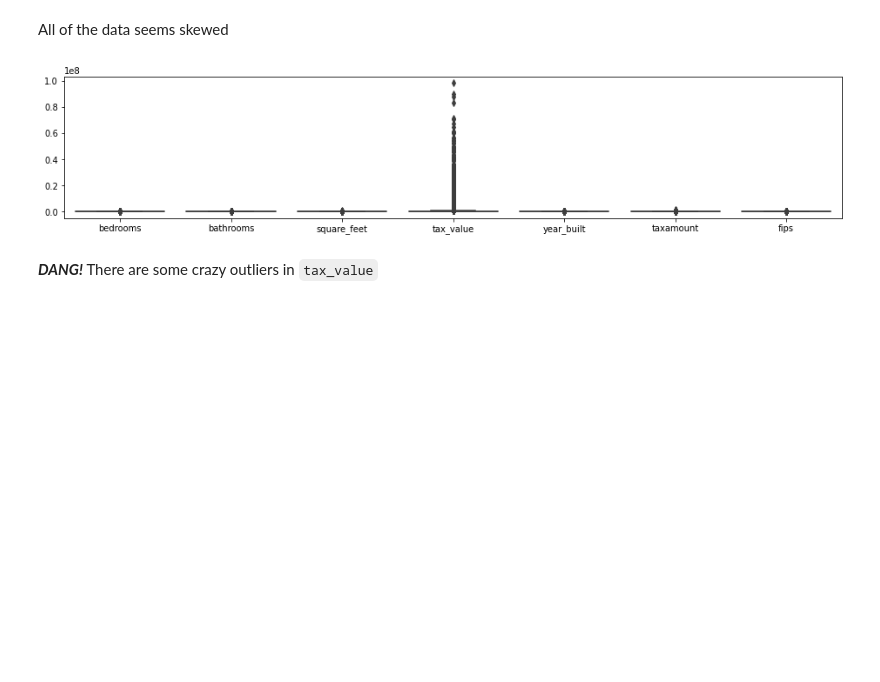
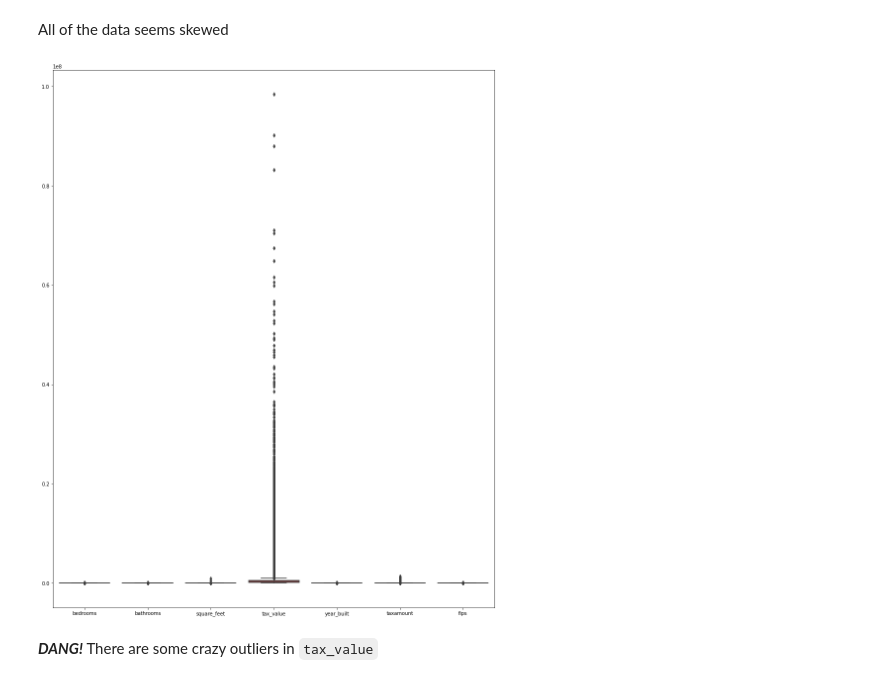
Before and after one commit to markydoug/regression-exercises, a Jupyter notebook: wrangle.ipynb, the cells around one changed output. Cells and saved outputs as stored; diff of their text form; code cells hidden in the pictures; blank space fills up the shorter version.

````diff
--- a/wrangle.ipynb
+++ b/wrangle.ipynb
@@ -69,7 +70,7 @@ def aquire_zillow_data(new = False):
     return df
 # %%
 #acquire data
-zillow = aquire_zillow_data(new=True)
+zillow = w.aquire_zillow_data()
 # %%
 zillow.shape
 # %% [output]
@@ -181,11 +180,11 @@ for i, col in enumerate(cols):
 All of the data seems skewed
 # %%
 # Create boxplots for all the data
-plt.figure(figsize=(16, 3))
+plt.figure(figsize=(16, 20))
 sns.boxplot(data=zillow)
 plt.show()
 # %% [output]
-[figure, old version]
+[figure, new version]
 # %% [markdown]
 ***DANG!*** There are some crazy outliers in ```tax_value```
 # %%
````
Also changed, not shown: parts of 37 cells of this notebook.
